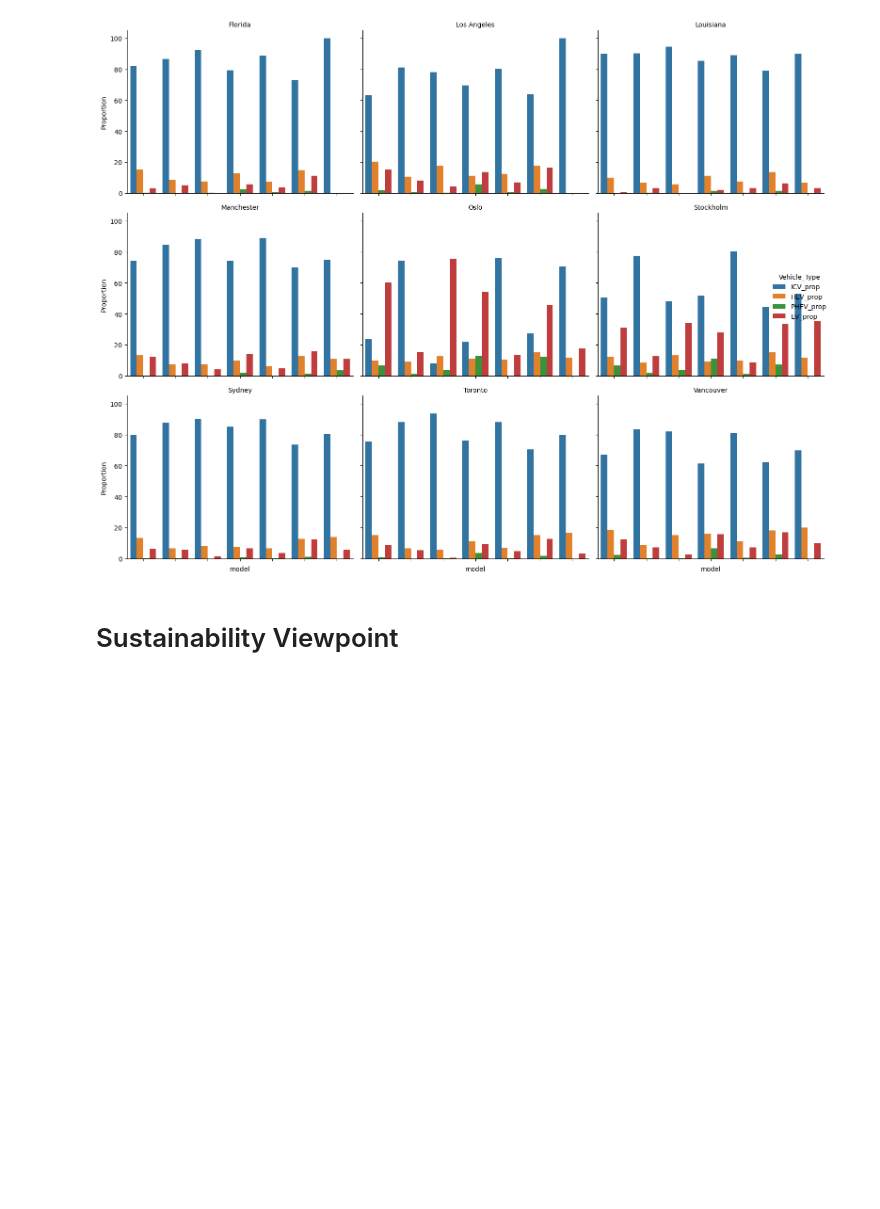
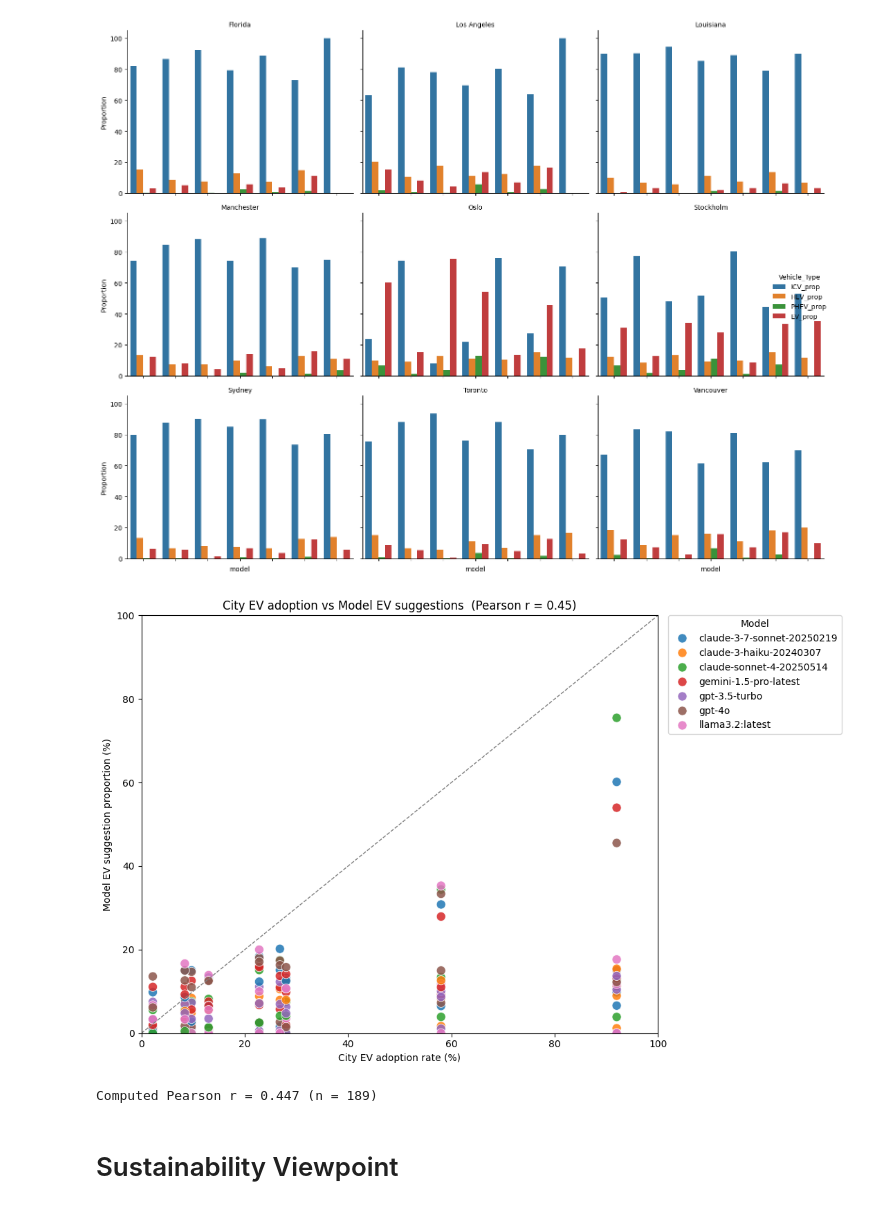
Before and after one commit to aarya127/transformers_bert_llm_research, a Jupyter notebook: EDA/eda.ipynb, the cells around one changed output. Saved outputs shown, nothing was run; the diff lists cells and outputs as text; code cells hidden in the pictures; blank space fills up the shorter version.

```diff
--- a/EDA/eda.ipynb
+++ b/EDA/eda.ipynb
@@ -362,6 +362,64 @@ plt.show()
 [figure]
 # %%
 # generate a scatterplot using ev adoption rates - include a correlation
+# %%
+# Scatter: city-level real EV adoption vs model EV suggestion proportion (uses existing melted_regional_prop)
+
+# Mapping of real-world EV adoption rates (percent)
+adoption_rates = {
+    'Los Angeles': 26.8,
+    'Louisiana': 2.2,
+    'Florida': 9.7,
+    'Toronto': 8.4,
+    'Vancouver': 22.8,
+    'Manchester': 28.0,
+    'Sydney': 13.0,
+    'Stockholm': 58.0,
+    'Oslo': 92.0
+}
+
+# Select EV proportions from the regional melted DataFrame
+ev_df = melted_regional_prop[melted_regional_prop['Vehicle_Type'].str.contains('EV', case=False)].copy()
+
+# Normalize city names and map adoption rates
+ev_df['city_norm'] = ev_df['city'].str.strip().str.title()
+ev_df['adoption_rate'] = ev_df['city_norm'].map(adoption_rates)
+
+# Drop rows without a provided adoption rate
+ev_df = ev_df.dropna(subset=['adoption_rate'])
+
+# Compute Pearson correlation (adoption_rate vs model EV proportion)
+x = ev_df['adoption_rate'].values
+y = ev_df['Proportion'].values
+if len(x) >= 2:
+    r = float(np.corrcoef(x, y)[0, 1])
+else:
+    r = np.nan
+
+# Plot
+plt.figure(figsize=(11, 7))
+sns.scatterplot(data=ev_df, x='adoption_rate', y='Proportion', hue='model',
+                palette='tab10', s=90, edgecolor='w', linewidth=0.6, alpha=0.85)
+
+# y = x reference line (where model = real adoption)
+plt.plot([0, 100], [0, 100], linestyle='--', color='gray', linewidth=1)
+
+plt.xlabel('City EV adoption rate (%)')
+plt.ylabel('Model EV suggestion proportion (%)')
+plt.title(f'City EV adoption vs Model EV suggestions  (Pearson r = {r:.2f})')
+plt.xlim(0, 100)
+plt.ylim(0, 100)
+
+# Tidy legend to the right
+plt.legend(title='Model', bbox_to_anchor=(1.02, 1), loc='upper left', borderaxespad=0)
+plt.tight_layout()
+plt.show()
+
+# Print a short summary
+print(f'Computed Pearson r = {r:.3f} (n = {len(ev_df)})')
+# %% [output]
+[figure, added]
+Computed Pearson r = 0.447 (n = 189)
 # %% [markdown]
 # Sustainability Viewpoint
 # %%
```
Also changed, not shown: parts of 3 cells of this notebook.
